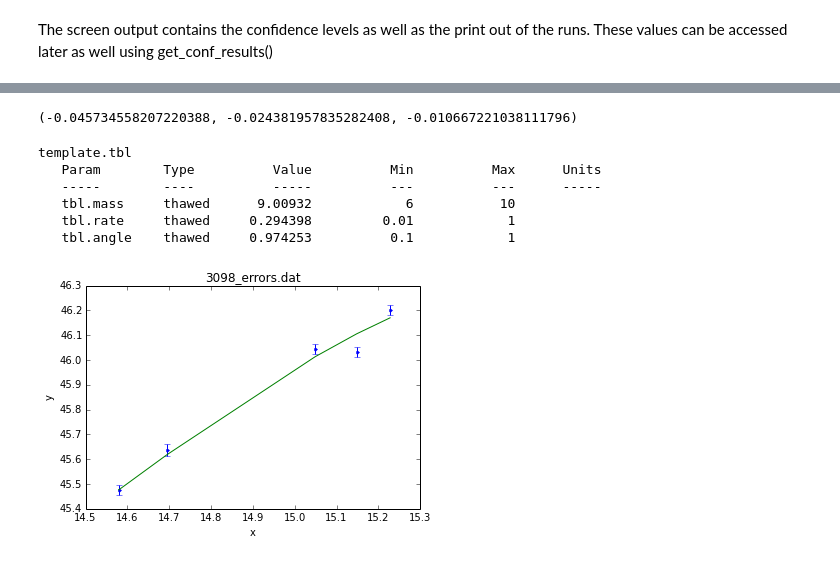
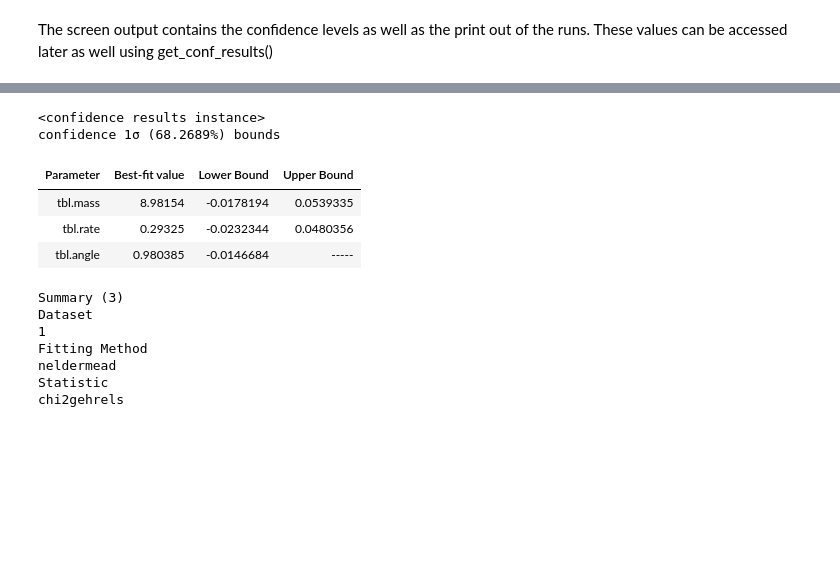
Before and after one commit to anetasie/SherpaNotebooks, a Jupyter notebook: Templates.ipynb, the cells around one changed output, grey strips where cells are left out. Drawn from its saved outputs; the diff is of its cells as text; code cells hidden in the pictures; blank space fills up the shorter version.

```diff
--- a/Templates.ipynb
+++ b/Templates.ipynb
@@ -121,15 +102,16 @@ nfits       = 103
-# %%
-print get_conf_results().parmins
-# %% [output]
-(-0.045734558207220388, -0.024381957835282408, -0.010667221038111796)
-# %%
-print get_model()
-plot_fit()
-# %% [output]
-template.tbl
-   Param        Type          Value          Min          Max      Units
-   -----        ----          -----          ---          ---      -----
-   tbl.mass     thawed      9.00932            6           10
-   tbl.rate     thawed     0.294398         0.01            1
-   tbl.angle    thawed     0.974253          0.1            1
-[figure, removed]
+# %%
+get_conf_results()
+# %% [output]
+<confidence results instance>
+confidence 1σ (68.2689%) bounds
+| Parameter | Best-fit value | Lower Bound | Upper Bound |
+| tbl.mass | 8.98154 | -0.0178194 | 0.0539335 |
+| tbl.rate | 0.29325 | -0.0232344 | 0.0480356 |
+| tbl.angle | 0.980385 | -0.0146684 | ----- |
+Summary (3)
+Dataset
+1
+Fitting Method
+neldermead
+Statistic
+chi2gehrels
```
Also changed, not shown: parts of 10 cells of this notebook.
